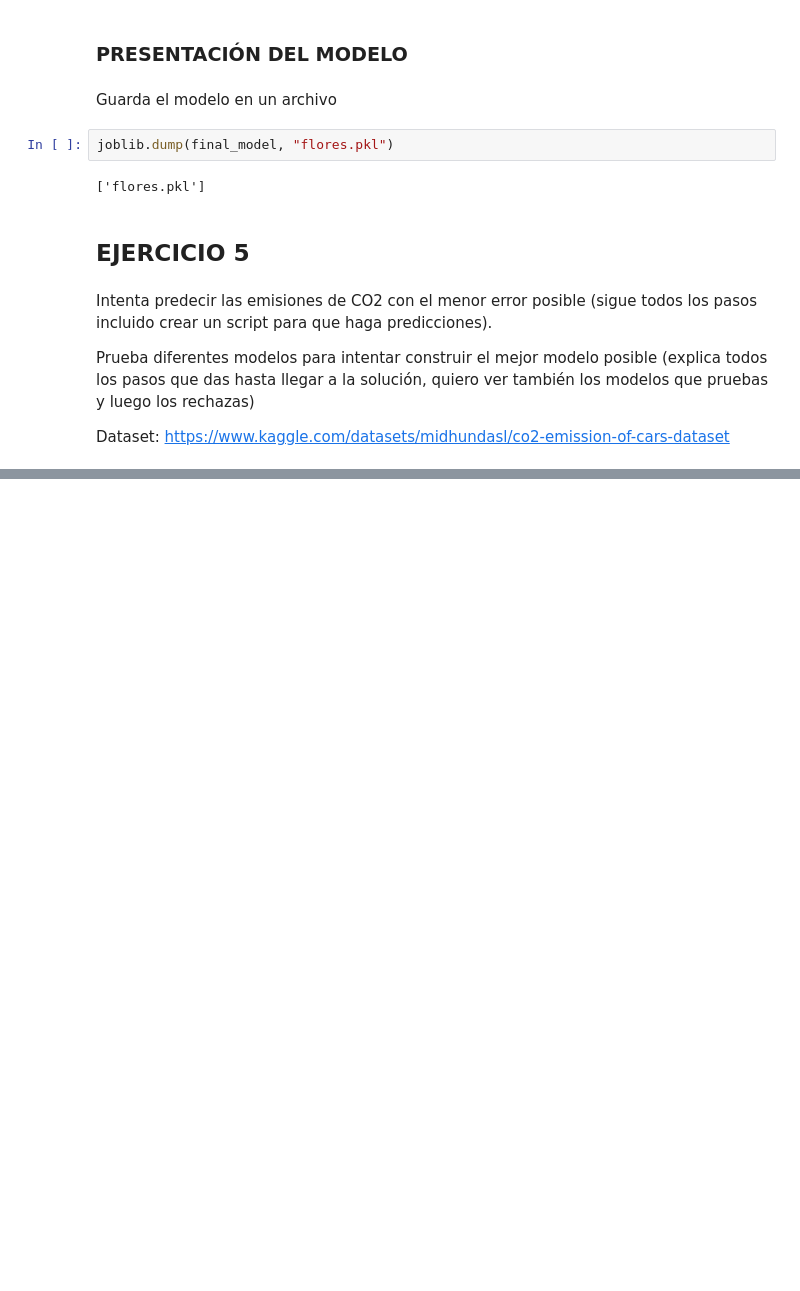
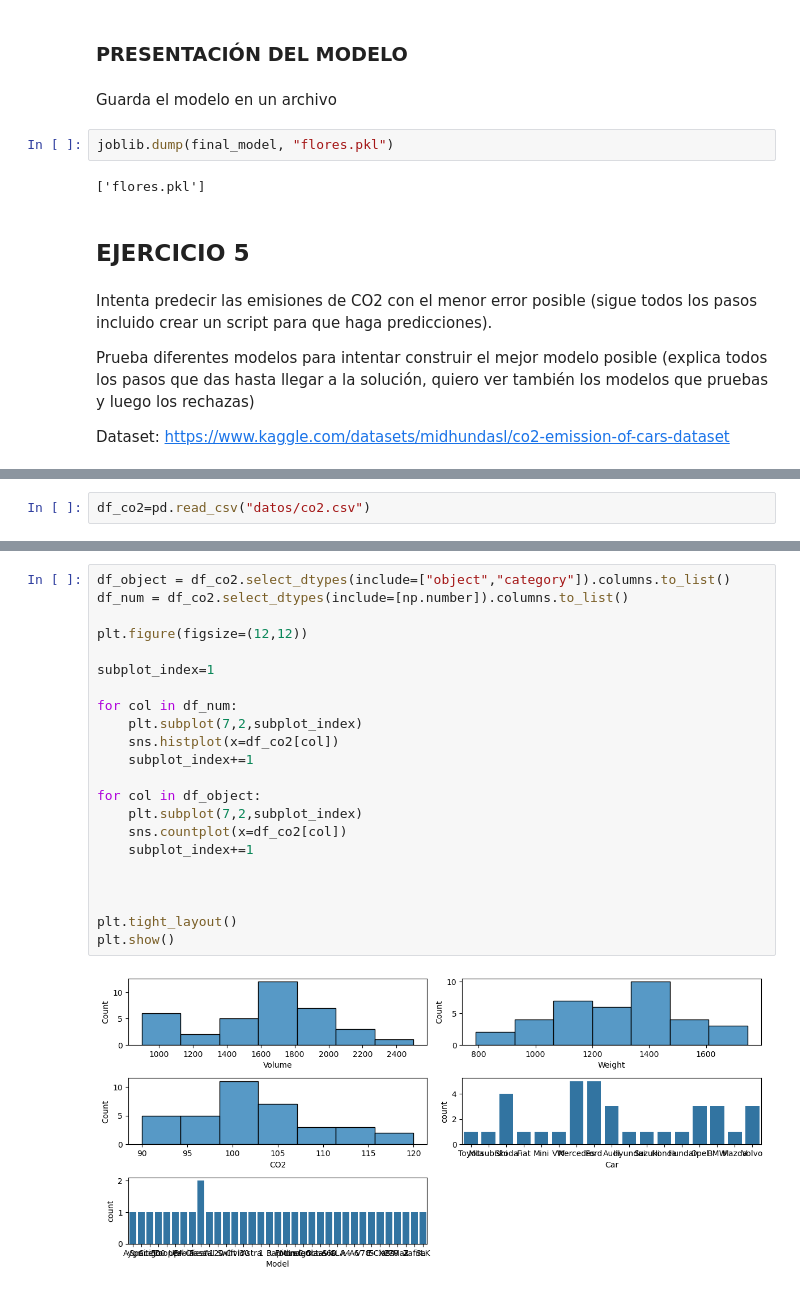
Before and after one commit to jonfdg9/IA, a Jupyter notebook: SAPA/Machine Learning/2_11Ejercicios.ipynb, the cells around one changed output, grey strips where cells are left out. Cells and saved outputs as stored; diff of their text form; blank space fills up the shorter version.

```diff
--- a/SAPA/Machine Learning/2_11Ejercicios.ipynb
+++ b/SAPA/Machine Learning/2_11Ejercicios.ipynb
@@ -473,0 +482,2 @@ Dataset: https://www.kaggle.com/datasets/midhundasl/co2-emission-of-cars-dataset
+# %%
+df_co2=pd.read_csv("datos/co2.csv")
@@ -473,0 +510,24 @@ Dataset: https://www.kaggle.com/datasets/midhundasl/co2-emission-of-cars-dataset
+# %%
+df_object = df_co2.select_dtypes(include=["object","category"]).columns.to_list()
+df_num = df_co2.select_dtypes(include=[np.number]).columns.to_list()
+
+plt.figure(figsize=(12,12))
+
+subplot_index=1
+
+for col in df_num:
+    plt.subplot(7,2,subplot_index)
+    sns.histplot(x=df_co2[col])
+    subplot_index+=1
+
+for col in df_object:
+    plt.subplot(7,2,subplot_index)
+    sns.countplot(x=df_co2[col])
+    subplot_index+=1
+
+
+
+plt.tight_layout()
+plt.show()
+# %% [output]
+[figure, added]
```
Also changed, not shown: parts of 22 cells of this notebook, 4 other files.
